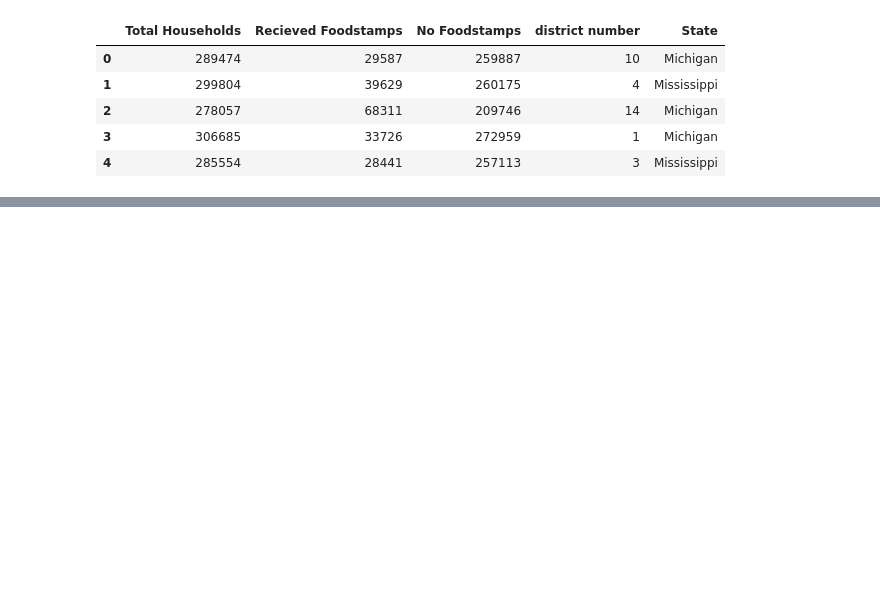
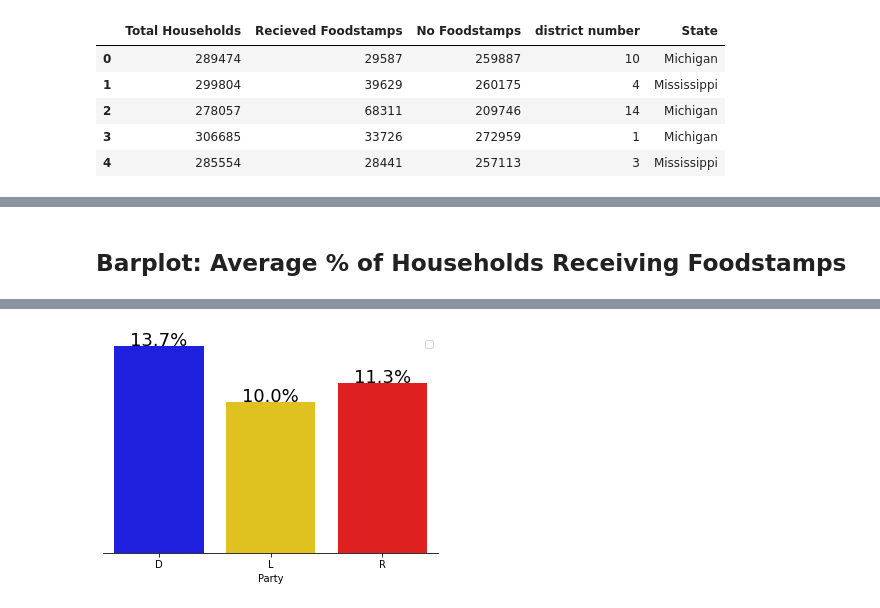
Before and after one commit to bdesgarennes/Analytics, a Jupyter notebook: Notebook_Proj.ipynb, the cells around one changed output, grey strips where cells are left out. Drawn from its saved outputs; the diff is of its cells as text; code cells hidden in the pictures; blank space fills up the shorter version.

```diff
--- a/Notebook_Proj.ipynb
+++ b/Notebook_Proj.ipynb
@@ -48,0 +79,12 @@ acs_df.head()
+# %%
+# Convert the number columns into number data types so we can math on them
+acs_df["Total Households"] = pd.to_numeric(acs_df['Total Households'])
+acs_df["Recieved Foodstamps"] = pd.to_numeric(acs_df['Recieved Foodstamps'])
+acs_df['No Foodstamps'] = pd.to_numeric(acs_df['No Foodstamps'])
+
+# Compute some new columns based on the existing columns for later visualization
+acs_df['% of households foodstamps'] = (100*acs_df['Recieved Foodstamps'])/acs_df['Total Households']
+acs_df['% of households no foodstamps'] = (100*acs_df['No Foodstamps'])/acs_df['Total Households']
+
+# now let's look at the data again
+acs_df.head()
@@ -48,0 +100,5 @@ acs_df.head()
+# %%
+# Merge is like a sql natural join. We are joining on the State and District numbers being the same between the two sets.
+merged_df = pd.merge(acs_df, party_df, on=["State", "district number"])
+
+merged_df.describe()
@@ -48,0 +115,2 @@ acs_df.head()
+# %% [markdown]
+## Barplot: Average % of Households Receiving Foodstamps
@@ -48,0 +119,17 @@ acs_df.head()
+# %%
+average = merged_df.groupby("Party")["% of households foodstamps"].mean()
+
+colors= {"D":"blue","L":"gold", "R": "red"}
+
+ax=sns.barplot(x=average.index, y=average.values, palette=colors)
+
+ax.yaxis.set_visible(False)
+
+for i, value in enumerate(average.values):
+    ax.text(i, value, f'{value:.1f}%', ha="center", fontsize=18)
+
+sns.despine(left=True)
+
+plt.legend()
+plt.show()
+# %% [output]
@@ -48,0 +137 @@ acs_df.head()
+[figure, added]
```
Also changed, not shown: parts of 21 cells of this notebook.
